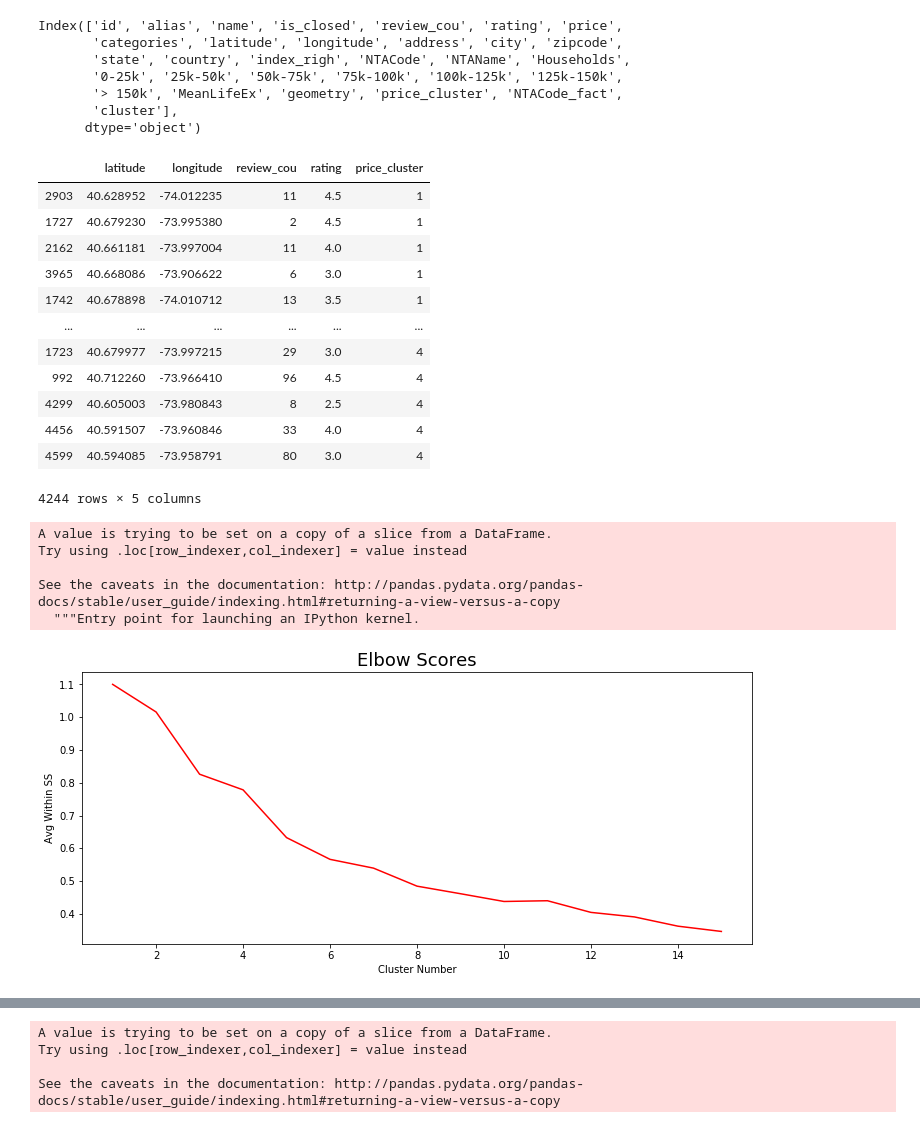
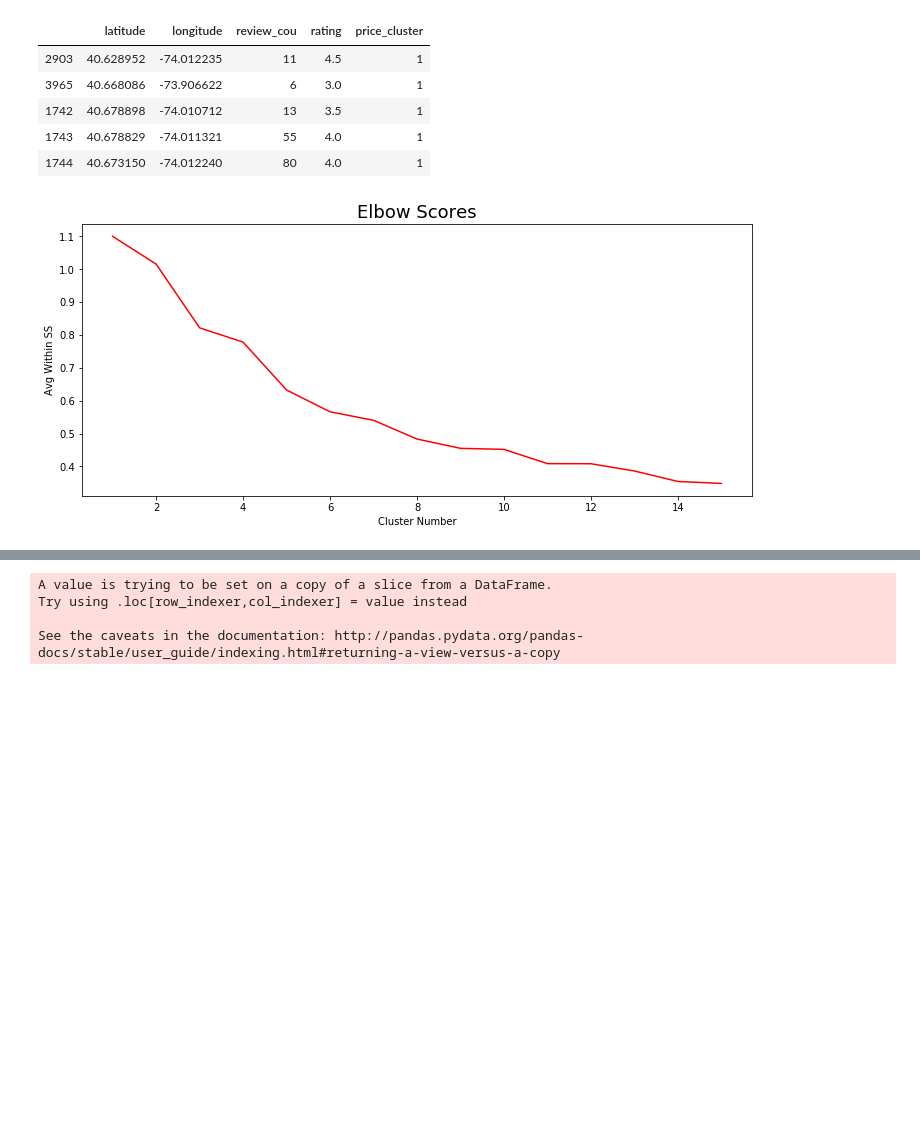
Before and after one commit to lobodemonte/restaurant-scene-ads, a Jupyter notebook: Yelp_Kmeans.ipynb, the cells around one changed output, grey strips where cells are left out. Cells and saved outputs as stored; diff of their text form; code cells hidden in the pictures; blank space fills up the shorter version.

```diff
--- a/Yelp_Kmeans.ipynb
+++ b/Yelp_Kmeans.ipynb
@@ -63,42 +62,22 @@ BK_Yelp = massage_data(BK_Yelp)
 # %%
-print(BK_Yelp.columns)
+# print(BK_Yelp.columns)
 columns = ['latitude', 'longitude','review_cou','rating', 'price_cluster']
 
-BK_Yelp_sub = BK_Yelp[columns]
-BK_Yelp_sub
+BK_Yelp_sub = BK_Yelp[columns].copy()
+BK_Yelp_sub.head()
 # %% [output]
-Index(['id', 'alias', 'name', 'is_closed', 'review_cou', 'rating', 'price',
-       'categories', 'latitude', 'longitude', 'address', 'city', 'zipcode',
-       'state', 'country', 'index_righ', 'NTACode', 'NTAName', 'Households',
-       '0-25k', '25k-50k', '50k-75k', '75k-100k', '100k-125k', '125k-150k',
-       '> 150k', 'MeanLifeEx', 'geometry', 'price_cluster', 'NTACode_fact',
-       'cluster'],
-      dtype='object')
 |  | latitude | longitude | review_cou | rating | price_cluster |
 | 2903 | 40.628952 | -74.012235 | 11 | 4.5 | 1 |
-| 1727 | 40.679230 | -73.995380 | 2 | 4.5 | 1 |
-| 2162 | 40.661181 | -73.997004 | 11 | 4.0 | 1 |
 | 3965 | 40.668086 | -73.906622 | 6 | 3.0 | 1 |
 | 1742 | 40.678898 | -74.010712 | 13 | 3.5 | 1 |
-| ... | ... | ... | ... | ... | ... |
-| 1723 | 40.679977 | -73.997215 | 29 | 3.0 | 4 |
-| 992 | 40.712260 | -73.966410 | 96 | 4.5 | 4 |
-| 4299 | 40.605003 | -73.980843 | 8 | 2.5 | 4 |
-| 4456 | 40.591507 | -73.960846 | 33 | 4.0 | 4 |
-| 4599 | 40.594085 | -73.958791 | 80 | 3.0 | 4 |
+| 1743 | 40.678829 | -74.011321 | 55 | 4.0 | 1 |
+| 1744 | 40.673150 | -74.012240 | 80 | 4.0 | 1 |
-4244 rows × 5 columns
 # %%
 BK_Yelp_sub['review_cou']=(BK_Yelp_sub['review_cou']-BK_Yelp_sub['review_cou'].mean())/BK_Yelp_sub['review_cou'].std()
-# %% [output]
-A value is trying to be set on a copy of a slice from a DataFrame.
-Try using .loc[row_indexer,col_indexer] = value instead
-
-See the caveats in the documentation: http://pandas.pydata.org/pandas-docs/stable/user_guide/indexing.html#returning-a-view-versus-a-copy
-  """Entry point for launching an IPython kernel.
 # %%
 elbow_scores(BK_Yelp_sub, 15)
 # %% [output]
-[figure, old version]
+[figure, new version]
 # %%
 labels = get_kmeans_labels(BK_Yelp_sub, 8)
 BK_Yelp['cluster'] = labels
```
Also changed, not shown: parts of 8 cells of this notebook.
